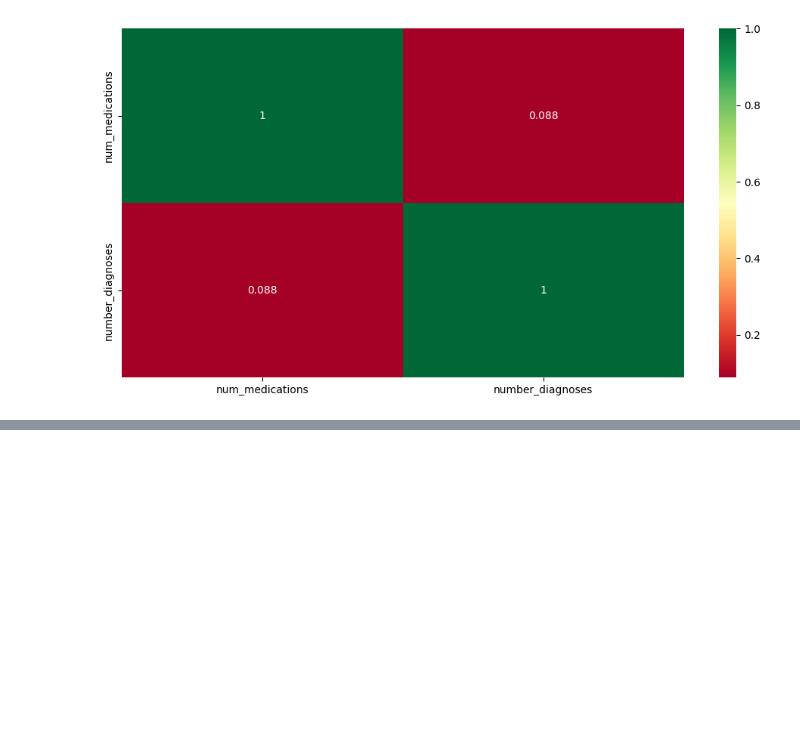
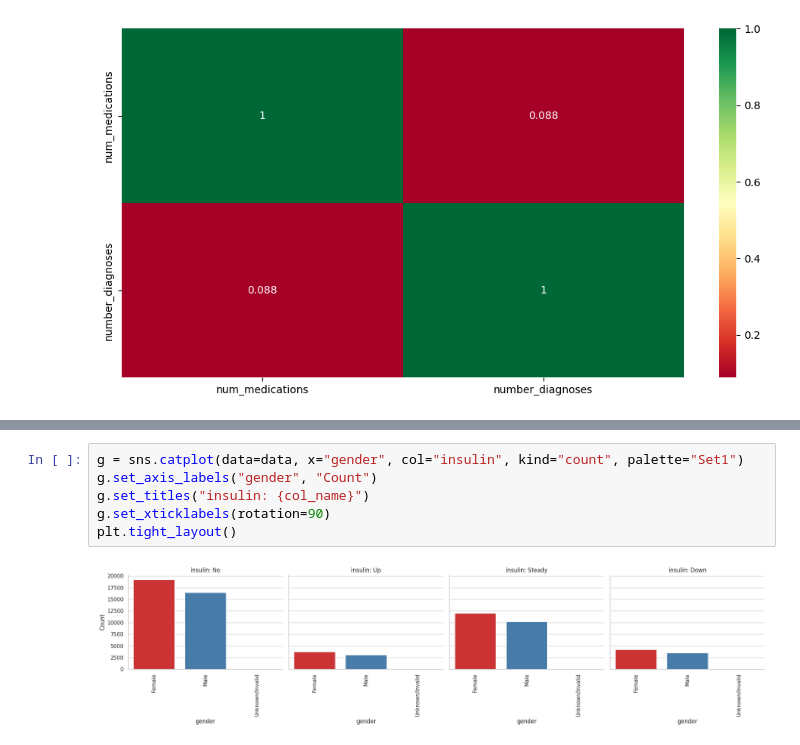
Before and after one commit to Abhisekdassleek/abhisekdas, a Jupyter notebook: second_.ipynb, the cells around one changed output, grey strips where cells are left out. Drawn from its saved outputs; the diff is of its cells as text; blank space fills up the shorter version.

```diff
--- a/second_.ipynb
+++ b/second_.ipynb
@@ -105,0 +128,8 @@ g=sns.heatmap(final_dataset[top_corr_features].corr(),annot=True,cmap="RdYlGn")
+# %%
+g = sns.catplot(data=data, x="gender", col="insulin", kind="count", palette="Set1")
+g.set_axis_labels("gender", "Count")
+g.set_titles("insulin: {col_name}")
+g.set_xticklabels(rotation=90)
+plt.tight_layout()
+# %% [output]
+[figure, added]
```
Also changed, not shown: parts of 4 cells of this notebook.
